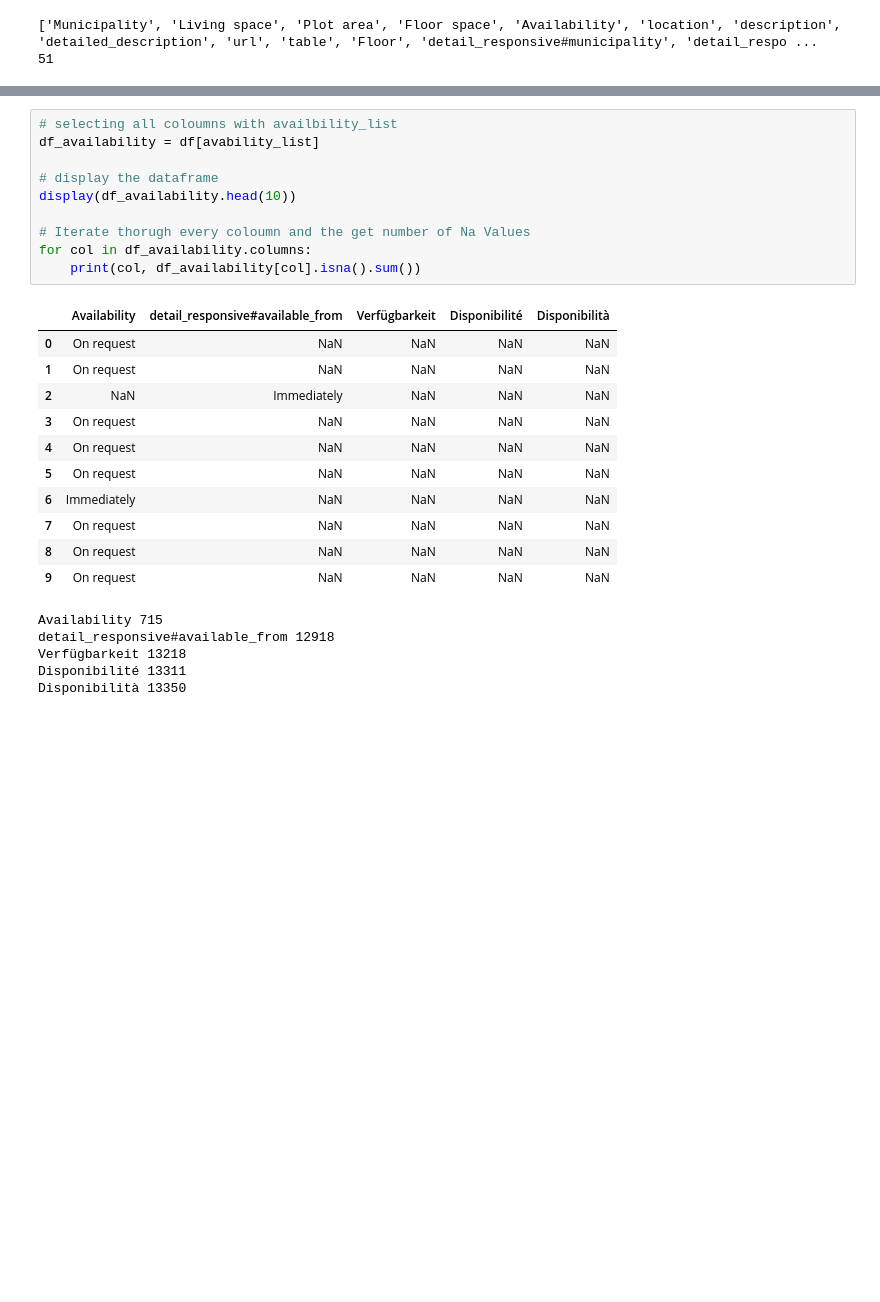
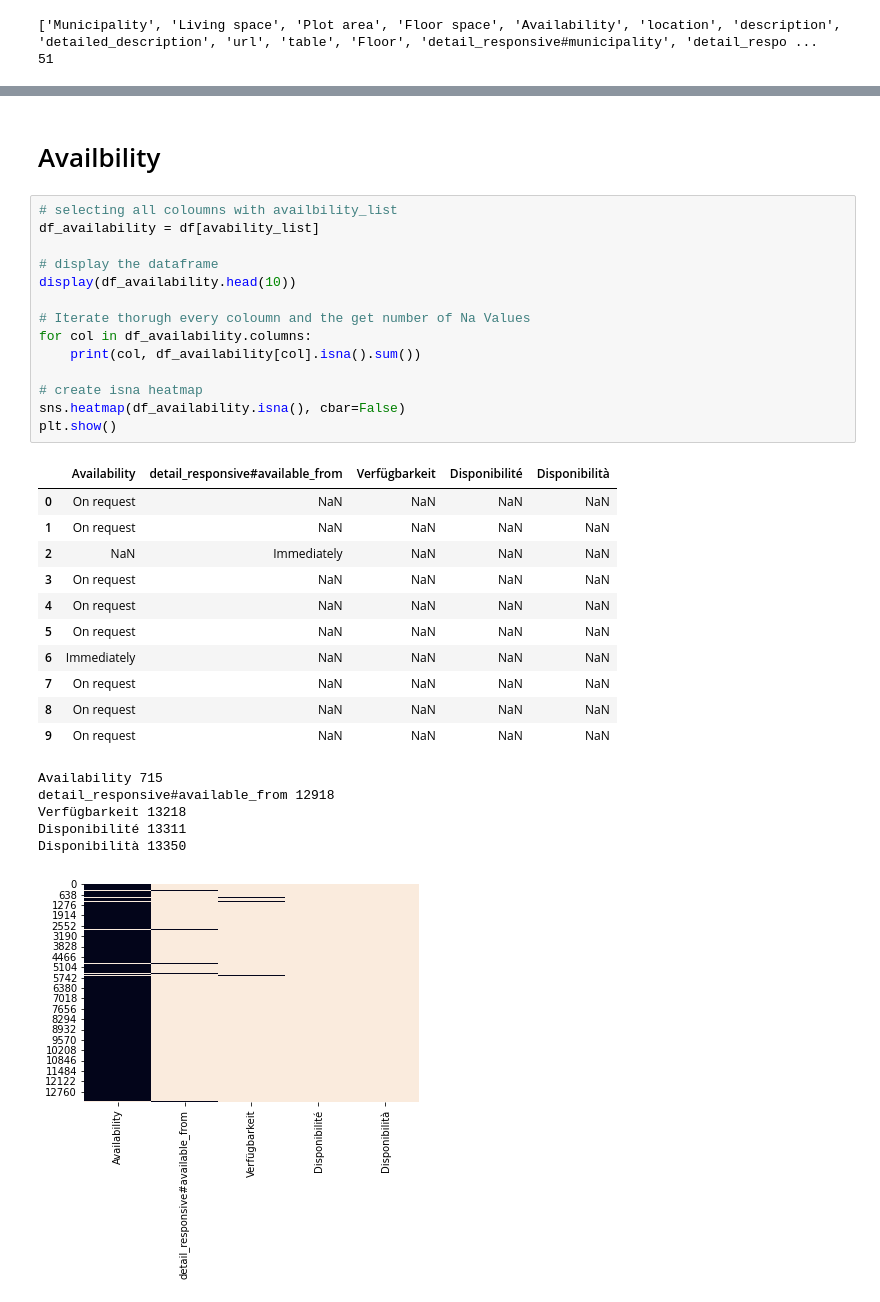
Before and after one commit to Immobilienrechner-Challenge/explorative-data-analysis, a Jupyter notebook: objects_availbility_eda.ipynb, the cells around one changed output, grey strips where cells are left out. Drawn from its saved outputs; the diff is of its cells as text; blank space fills up the shorter version.

```diff
--- a/objects_availbility_eda.ipynb
+++ b/objects_availbility_eda.ipynb
@@ -45,33 +45,40 @@ json_cols = ['details structured']
 
 # other categorical list
 other_list = ['url', 'table', 'Gross return', 'Piano', 'title', 'link', 'type']
+# %% [markdown]
+# Availbility
 # %%
 # selecting all coloumns with availbility_list
 df_availability = df[avability_list]
 
 # display the dataframe
 display(df_availability.head(10))
 
 # Iterate thorugh every coloumn and the get number of Na Values
 for col in df_availability.columns:
     print(col, df_availability[col].isna().sum())
+
+# create isna heatmap
+sns.heatmap(df_availability.isna(), cbar=False)
+plt.show()
 # %% [output]
 |  | Availability | detail_responsive#available_from | Verfügbarkeit | Disponibilité | Disponibilità |
 | 0 | On request | NaN | NaN | NaN | NaN |
 | 1 | On request | NaN | NaN | NaN | NaN |
 | 2 | NaN | Immediately | NaN | NaN | NaN |
 | 3 | On request | NaN | NaN | NaN | NaN |
 | 4 | On request | NaN | NaN | NaN | NaN |
 | 5 | On request | NaN | NaN | NaN | NaN |
 | 6 | Immediately | NaN | NaN | NaN | NaN |
 | 7 | On request | NaN | NaN | NaN | NaN |
 | 8 | On request | NaN | NaN | NaN | NaN |
 | 9 | On request | NaN | NaN | NaN | NaN |
 Availability 715
 detail_responsive#available_from 12918
 Verfügbarkeit 13218
 Disponibilité 13311
 Disponibilità 13350
+[figure, added]
 # %%
 # create a coloumn and save the value of the coloumn with the most values
 df_availability['avability_merged'] = df_availability[avability_list].apply(lambda x: x.dropna().values[0], axis=1)
```
Also changed, not shown: parts of 16 cells of this notebook.
